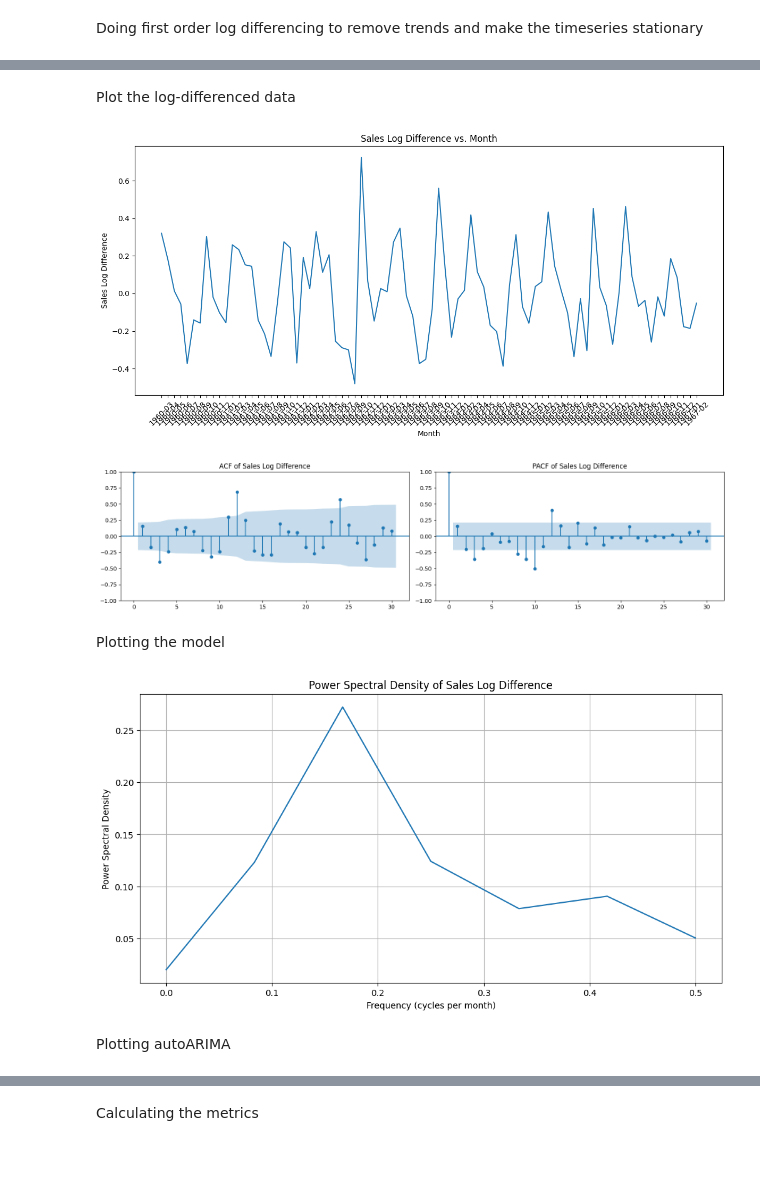
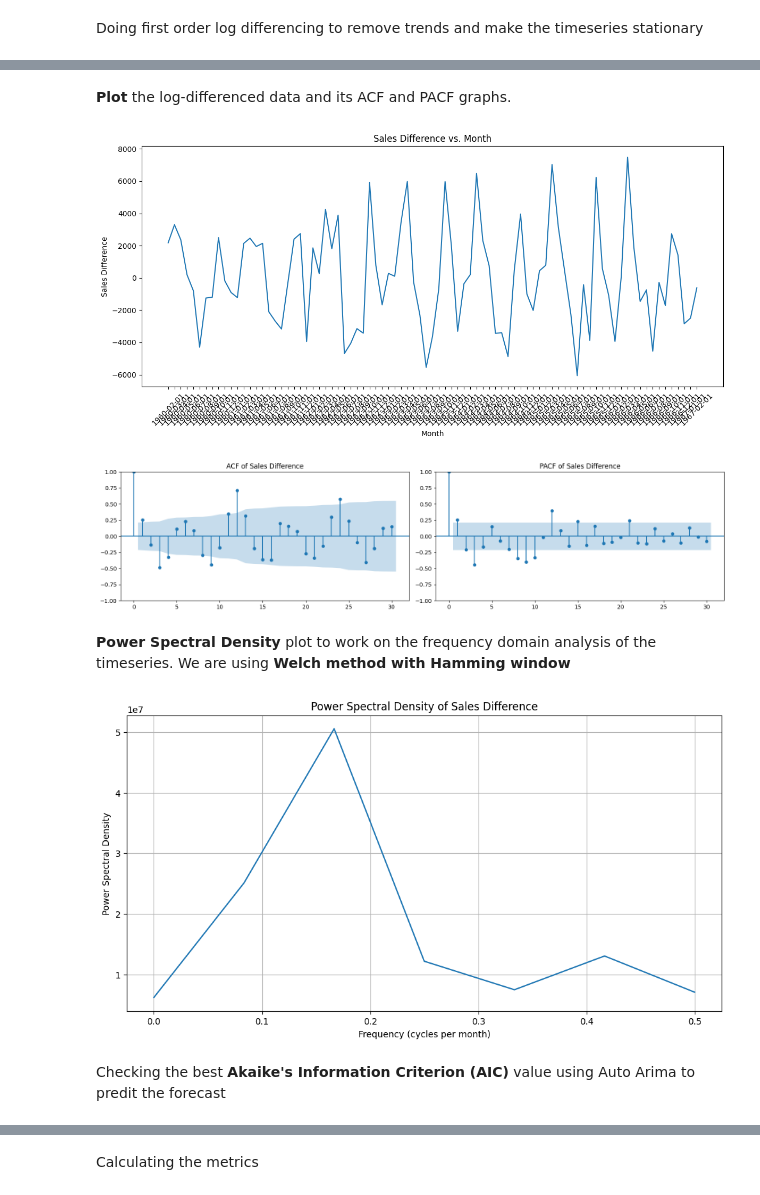
Before and after one commit to aymuos/masters-practise-repo, a Jupyter notebook: TSA_MonthlyCar_ds.ipynb, the cells around one changed output, grey strips where cells are left out. Drawn from its saved outputs; the diff is of its cells as text; code cells hidden in the pictures; blank space fills up the shorter version.

Commit message:
Corrected the order of sections

```diff
--- a/TSA_MonthlyCar_ds.ipynb
+++ b/TSA_MonthlyCar_ds.ipynb
@@ -222,12 +184,0 @@ Doing first order log differencing
-# %%
-# prompt: Do the first order log differencing of the sales data from the training dataset . Do a dataframe.info to show the details after this . Store the data into a file called training_log_differenced.csv
-
-# Doing first order log differencing
-train_data['Sales_log_diff'] = np.log(train_data['Sales']).diff()
-train_data.dropna(inplace=True)
-
-# Print info after differencing
-train_data.info()
-
-# Save the differenced data
-train_data.to_csv('training_log_differenced.csv', index=True)
@@ -244,0 +185,10 @@ memory usage: 2.6+ KB
+# %%
+
+train_data['Sales_diff'] = train_data['Sales'].diff()
+train_data.dropna(inplace=True)
+
+# Save the differenced data
+train_data.to_csv('training_differenced.csv', index=True)
+
+# Print info after differencing
+train_data.head()
@@ -245,44 +203,39 @@ memory usage: 2.6+ KB
 # %% [markdown]
-Plot the log-differenced data
+**Plot** the log-differenced data and its ACF and PACF graphs.
 # %%
-# prompt: Can you plot the sales_log_diff vs date . Also plot the acf and pacf values
 
 # Plot the log-differenced data
 plt.figure(figsize=(12, 6))
-plt.plot(train_data['Sales_log_diff'])
+plt.plot(train_data['Sales_diff'])
 plt.xlabel('Month')
-plt.ylabel('Sales Log Difference')
-plt.title('Sales Log Difference vs. Month')
+plt.ylabel('Sales Difference')
+plt.title('Sales Difference vs. Month')
 plt.xticks(rotation=45)
 plt.tight_layout()
 plt.show()
 
 # Plot ACF and PACF of the log-differenced data
 fig, axes = plt.subplots(1, 2, figsize=(16, 4))
 
-plot_acf(train_data['Sales_log_diff'], lags=30, ax=axes[0])
-axes[0].set_title('ACF of Sales Log Difference')
+plot_acf(train_data['Sales_diff'], lags=30, ax=axes[0])
+axes[0].set_title('ACF of Sales Difference')
 
-plot_pacf(train_data['Sales_log_diff'], lags=30, ax=axes[1])
-axes[1].set_title('PACF of Sales Log Difference')
+plot_pacf(train_data['Sales_diff'], lags=30, ax=axes[1])
+axes[1].set_title('PACF of Sales Difference')
 
 plt.tight_layout()
 plt.show()
 # %% [output]
-[figure, old version]
+[figure, new version]
-[figure, old version]
+[figure, new version]
-# %% [markdown]
-Plotting the model
+# %% [markdown]
+**Power Spectral Density** plot to work on the frequency domain analysis of the timeseries. We are using **Welch method with Hamming window**
 # %%
-# prompt: Show the power spectral density of the sales_log_differenced data vs month by plotting a graph . Use welsh method with hand window
-
-from scipy.signal import welch
-
 # Load the differenced data
-train_data = pd.read_csv('training_log_differenced.csv', index_col='Month', parse_dates=True)
+train_data = pd.read_csv('training_differenced.csv', index_col='Month', parse_dates=True)
 
 # Extract the 'Sales_log_differenced' data
-sales_log_differenced = train_data['Sales_log_diff']
+sales_log_differenced = train_data['Sales_diff']
 
 # Calculate the power spectral density using Welch's method with a Hamming window
 frequencies, power_spectrum = welch(sales_log_differenced, window='hamming', nperseg=12)
@@ -292,11 +245,11 @@ plt.figure(figsize=(12, 6))
 plt.plot(frequencies, power_spectrum)
 plt.xlabel('Frequency (cycles per month)')  # Assuming monthly data
 plt.ylabel('Power Spectral Density')
-plt.title('Power Spectral Density of Sales Log Difference')
+plt.title('Power Spectral Density of Sales Difference')
 plt.grid(True)
 plt.show()
 # %% [output]
-[figure, old version]
+[figure, new version]
-# %% [markdown]
-Plotting autoARIMA
+# %% [markdown]
+Checking the best **Akaike's Information Criterion (AIC)** value using Auto Arima to predit the forecast
 # %%
```
Also changed, not shown: parts of 38 cells of this notebook.
